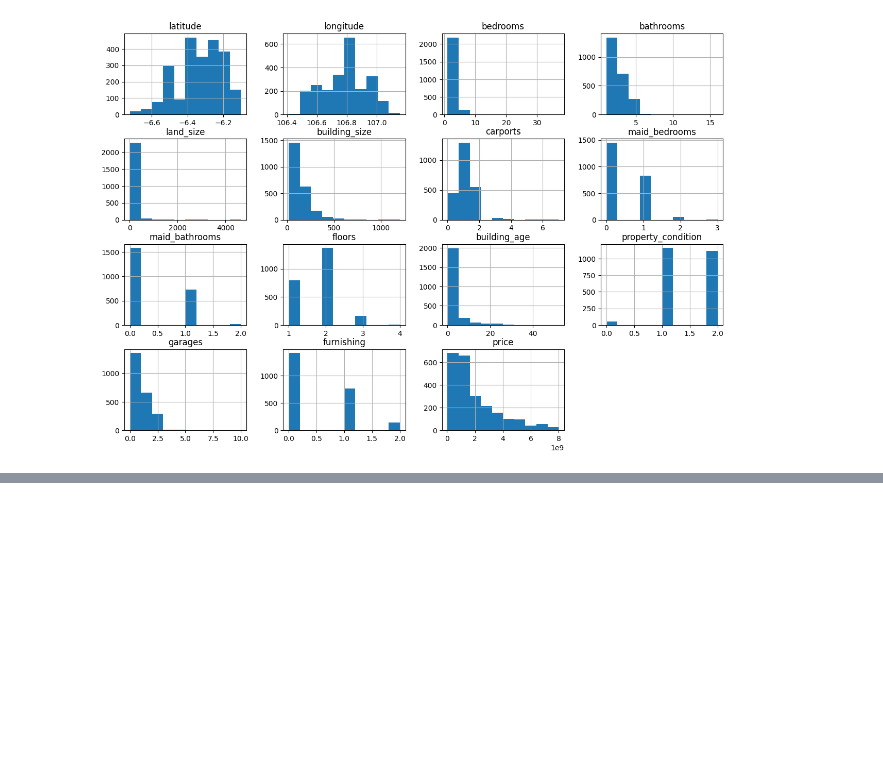
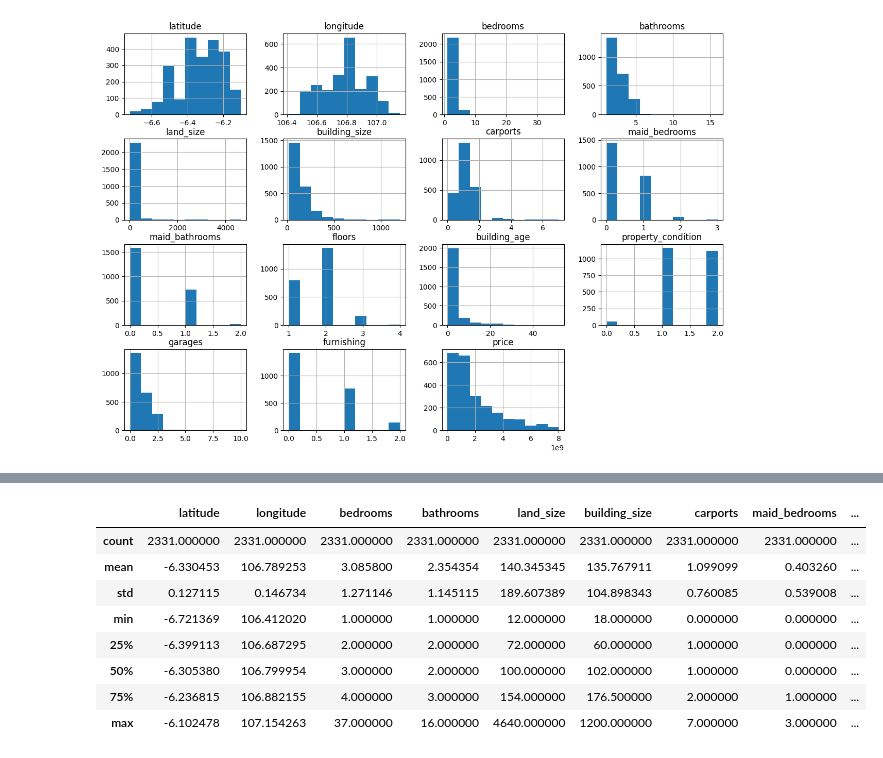
Before and after one commit to MuhGhifari/Prediksi-Harga-Rumah-Jabodetabek, a Jupyter notebook: PrediksiHargaRumahJabodetabek.ipynb, the cells around one changed output, grey strips where cells are left out. Drawn from its saved outputs; the diff is of its cells as text; code cells hidden in the pictures; blank space fills up the shorter version.

```diff
--- a/PrediksiHargaRumahJabodetabek.ipynb
+++ b/PrediksiHargaRumahJabodetabek.ipynb
@@ -512,0 +533,12 @@ sns.heatmap(train_data.corr(), annot=True, cmap='YlGnBu')
+# %%
+train_data.describe()
+# %% [output]
+|  | latitude | longitude | bedrooms | bathrooms | land_size | building_size | carports | maid_bedrooms | ... |
+| count | 2331.000000 | 2331.000000 | 2331.000000 | 2331.000000 | 2331.000000 | 2331.000000 | 2331.000000 | 2331.000000 | ... |
+| mean | -6.330453 | 106.789253 | 3.085800 | 2.354354 | 140.345345 | 135.767911 | 1.099099 | 0.403260 | ... |
+| std | 0.127115 | 0.146734 | 1.271146 | 1.145115 | 189.607389 | 104.898343 | 0.760085 | 0.539008 | ... |
+| min | -6.721369 | 106.412020 | 1.000000 | 1.000000 | 12.000000 | 18.000000 | 0.000000 | 0.000000 | ... |
+| 25% | -6.399113 | 106.687295 | 2.000000 | 2.000000 | 72.000000 | 60.000000 | 1.000000 | 0.000000 | ... |
+| 50% | -6.305380 | 106.799954 | 3.000000 | 2.000000 | 100.000000 | 102.000000 | 1.000000 | 0.000000 | ... |
+| 75% | -6.236815 | 106.882155 | 4.000000 | 3.000000 | 154.000000 | 176.500000 | 2.000000 | 1.000000 | ... |
+| max | -6.102478 | 107.154263 | 37.000000 | 16.000000 | 4640.000000 | 1200.000000 | 7.000000 | 3.000000 | ... |
```
Also changed, not shown: parts of 13 cells of this notebook.
